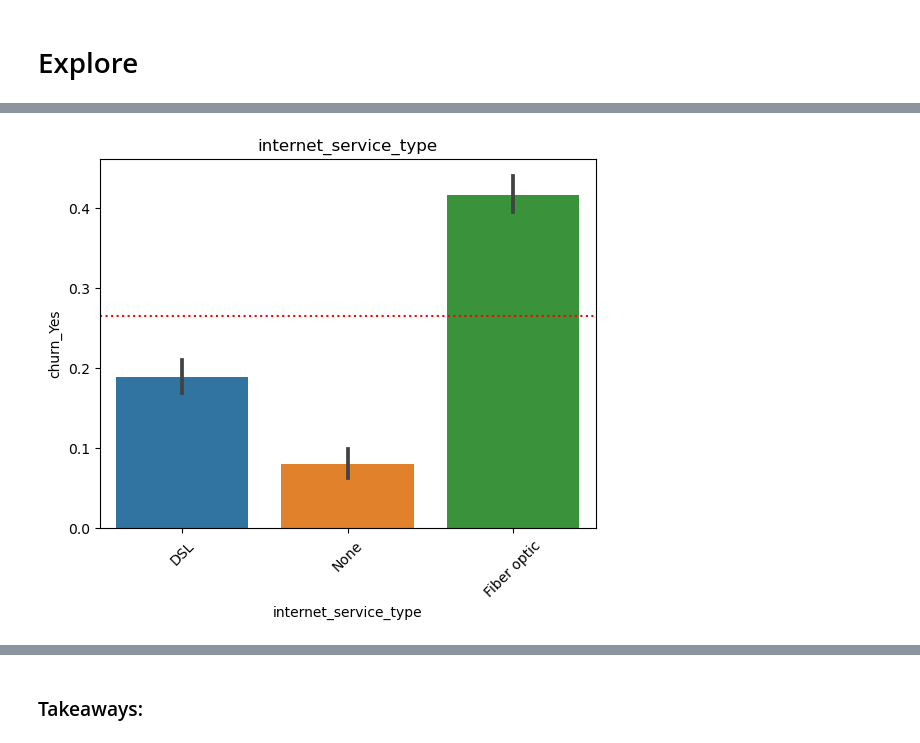
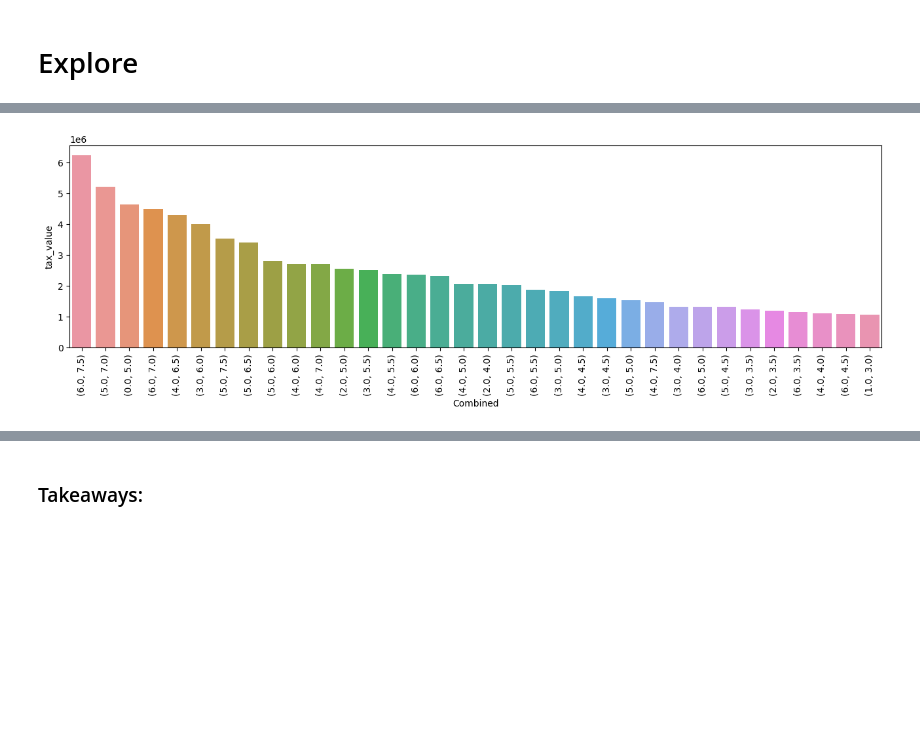
Before and after one commit to mannievilla/predicting-property-values, a Jupyter notebook: Final_Report.ipynb, the cells around one changed output, grey strips where cells are left out. Cells and saved outputs as stored; diff of their text form; code cells hidden in the pictures; blank space fills up the shorter version.

```diff
--- a/Final_Report.ipynb
+++ b/Final_Report.ipynb
@@ -79,4 +77,6 @@ train.describe()
+# %%
+combo_bed_bath_1M()
+# %% [output]
+[figure, added]
 # %%
-dsl_v_churn()
+x_list, y_list = bed_bath_count_over_1M()
-# %% [output]
-[figure, removed]
```
Also changed, not shown: parts of 43 cells of this notebook, 2 other files.
